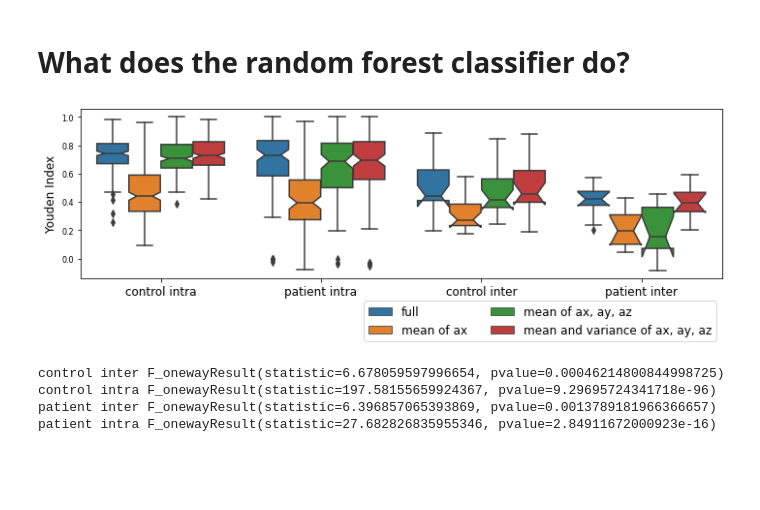
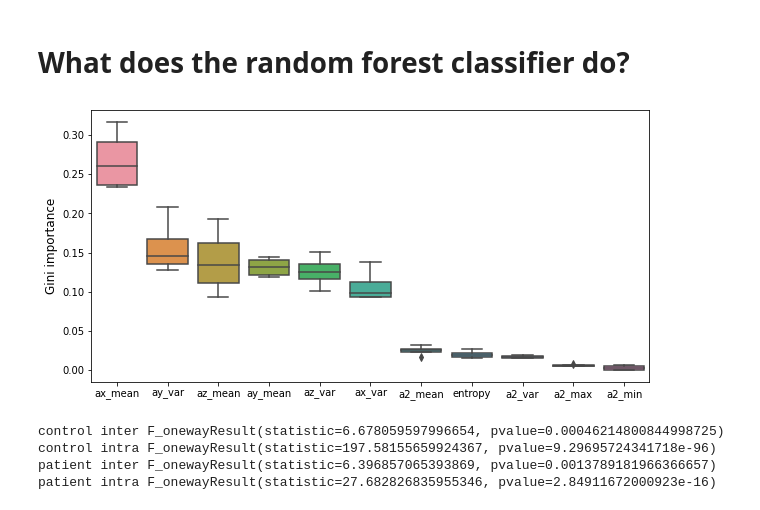
Before and after one commit to biorehab/upper-limb-use-assessment, a Jupyter notebook: notebooks/results.ipynb, the cells around one changed output. Drawn from its saved outputs; the diff is of its cells as text; code cells hidden in the pictures; blank space fills up the shorter version.

Commit message:
added gini plot

```diff
--- a/notebooks/results.ipynb
+++ b/notebooks/results.ipynb
@@ -122,10 +122,36 @@ plt.savefig('results/comparison_significant.png', format="png", dpi=300, bbox_in
 [figure]
 # %% [markdown]
 # What does the random forest classifier do?
-# %%
-rm.plot_reduced_model_results()
-# %% [output]
-[figure, removed]
+# %%
+from sklearn.ensemble import RandomForestClassifier
+
+l, r = ca.read_features('control')
+a, u = ca.read_features('patient')
+
+features = ['ax_mean', 'ax_var', 'ay_mean', 'ay_var', 'az_mean', 'az_var', 'a2_mean', 'a2_var', 'a2_min', 'a2_max', 'entropy']
+target = ['t_mid']
+clf = RandomForestClassifier(class_weight='balanced')
+
+clf.fit(l[features].values, l[target].values.reshape(-1))
+limp = clf.feature_importances_
+
+clf.fit(r[features].values, r[target].values.reshape(-1))
+rimp = clf.feature_importances_
+
+clf.fit(a[features].values, a[target].values.reshape(-1))
+aimp = clf.feature_importances_
+
+clf.fit(u[features].values, u[target].values.reshape(-1))
+uimp = clf.feature_importances_
+
+imp = pd.DataFrame(np.vstack((limp, rimp, aimp, uimp)), columns=features)
+
+plt.figure(figsize=(10,5))
+sns.boxplot(data=imp, order=list(imp.median().sort_values(ascending=False).index))
+plt.ylabel('Gini importance', fontsize=12)
+plt.savefig('results/gini.png', format='png', dpi=300, bbox_inches='tight')
+# %% [output]
+[figure, added]
 # %%
 res = pd.read_csv('results/reduced_models.csv')
 
```
Also changed, not shown: 1 other file.
